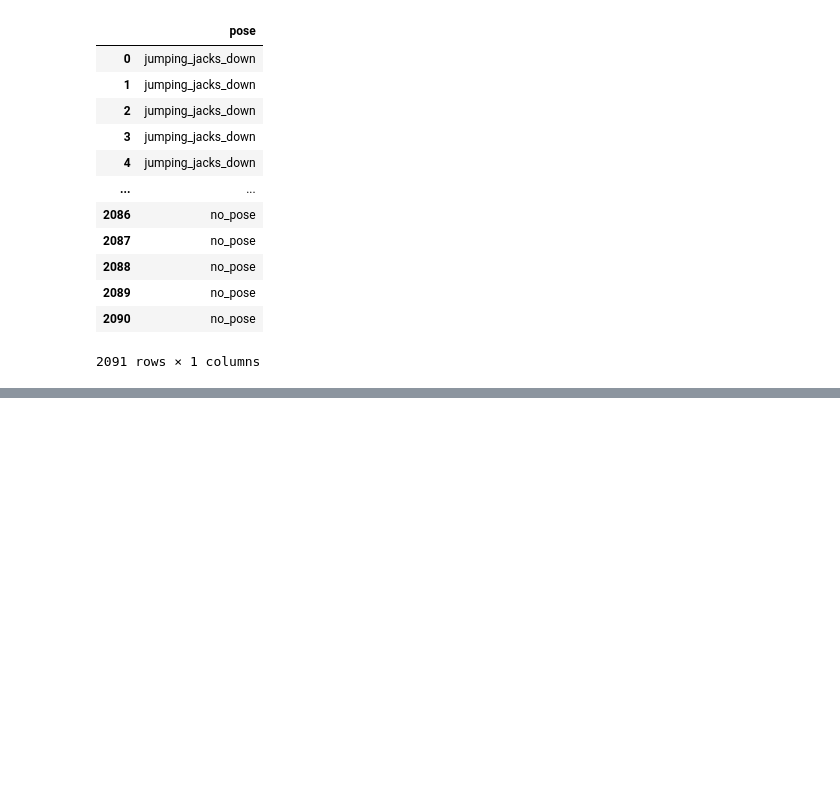
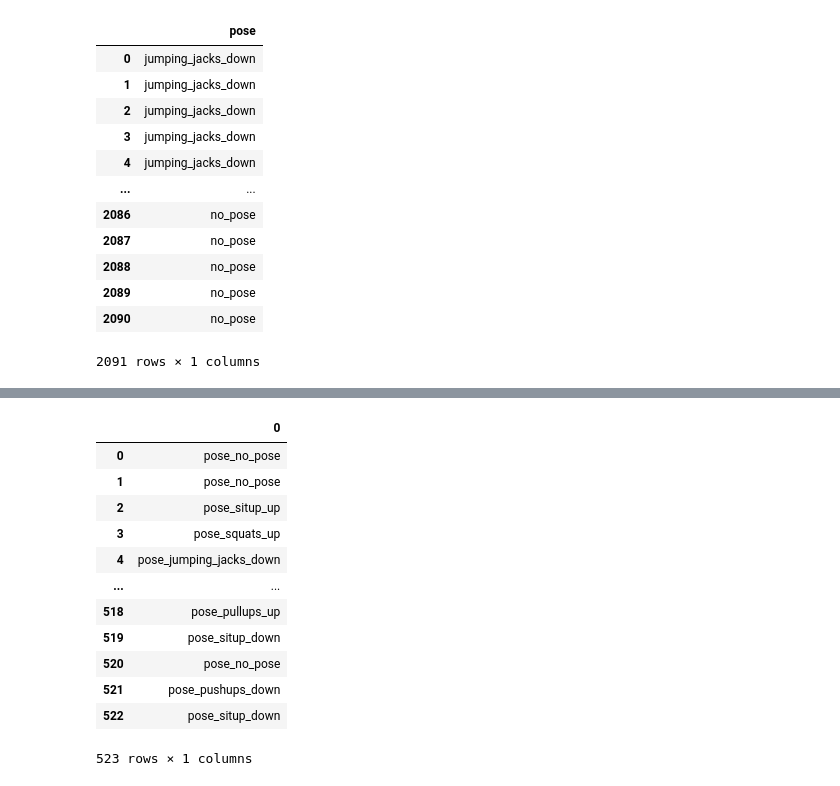
Before and after one commit to dimcaputo/Ital-PIT, a Jupyter notebook: essai.ipynb, the cells around one changed output, grey strips where cells are left out. Saved outputs shown, nothing was run; the diff lists cells and outputs as text; code cells hidden in the pictures; blank space fills up the shorter version.

```diff
--- a/essai.ipynb
+++ b/essai.ipynb
@@ -292,0 +211,2 @@ weighted avg       0.88      0.88      0.88       523
+# %%
+df_res = pd.DataFrame(np.argmax(model2.predict(X_test), axis=1))
@@ -292,0 +215,18 @@ weighted avg       0.88      0.88      0.88       523
+# %%
+df_res = df_res.map(lambda x:y.columns.values[x])
+# %%
+df_res
+# %% [output]
+|  | 0 |
+| 0 | pose_no_pose |
+| 1 | pose_no_pose |
+| 2 | pose_situp_up |
+| 3 | pose_squats_up |
+| 4 | pose_jumping_jacks_down |
+| ... | ... |
+| 518 | pose_pullups_up |
+| 519 | pose_situp_down |
+| 520 | pose_no_pose |
+| 521 | pose_pushups_down |
+| 522 | pose_situp_down |
+523 rows × 1 columns
```
Also changed, not shown: parts of 21 cells of this notebook, 1 other file.
